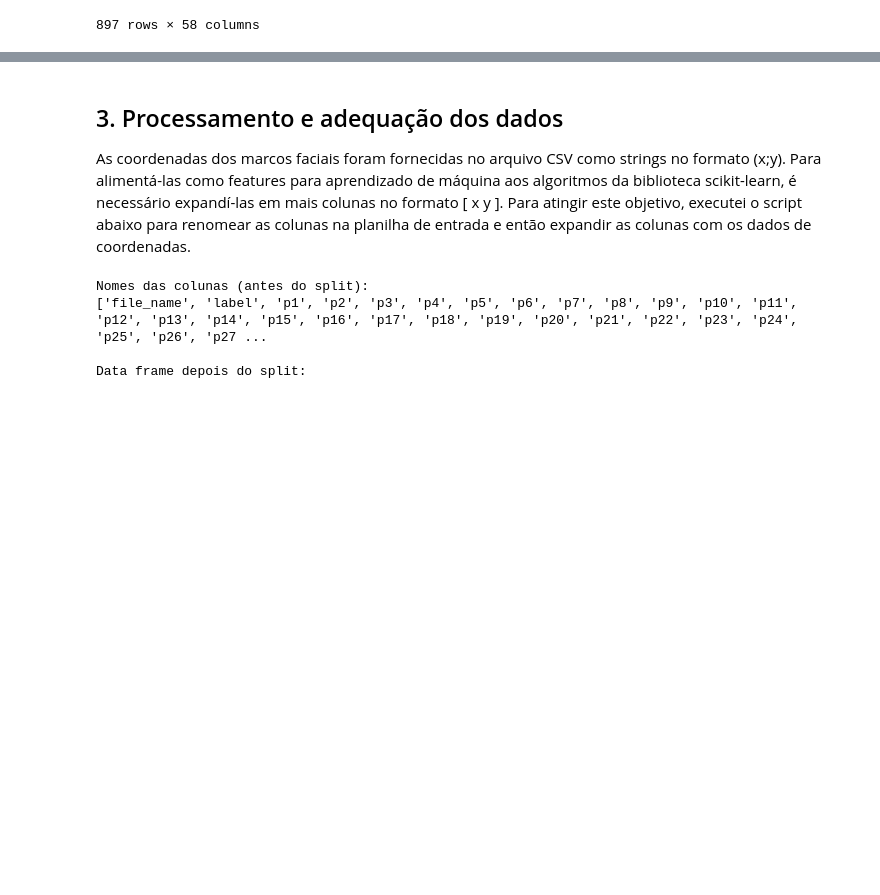
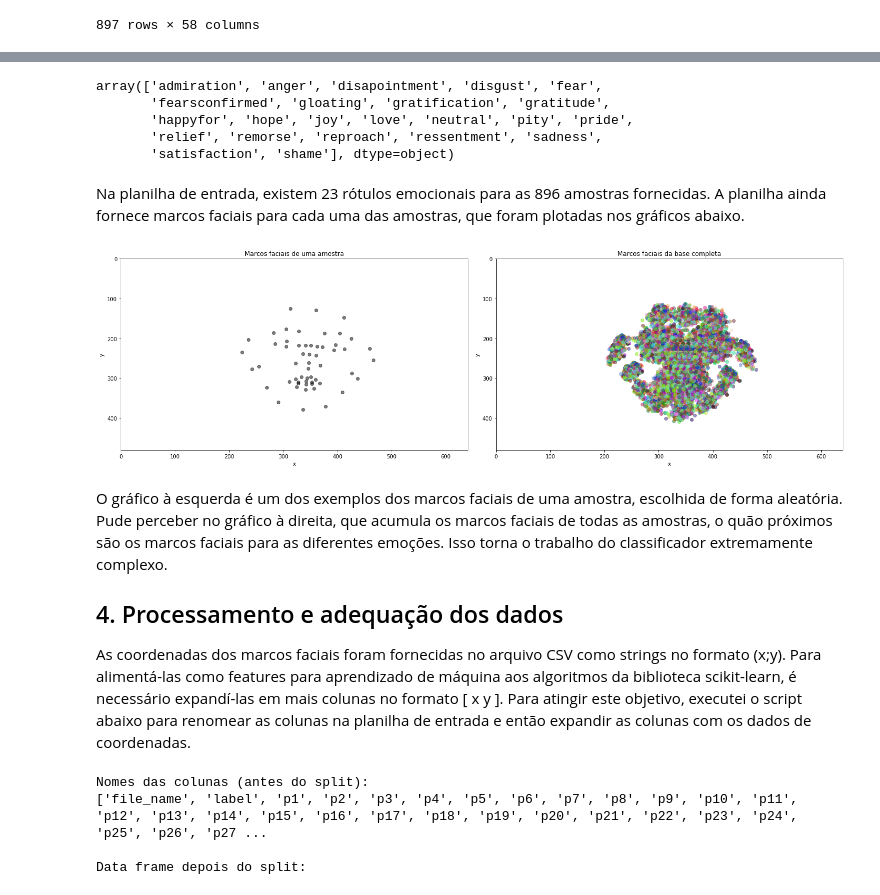
Before and after one commit to fabiograssiotto/IA369, a Jupyter notebook: T3/Atividade 5/Atividade 5.ipynb, the cells around one changed output, grey strips where cells are left out. Cells and saved outputs as stored; diff of their text form; code cells hidden in the pictures; blank space fills up the shorter version.

```diff
--- a/T3/Atividade 5/Atividade 5.ipynb
+++ b/T3/Atividade 5/Atividade 5.ipynb
@@ -41,5 +45,76 @@ df
+# %%
+df[1].unique()
+# %% [output]
+array(['admiration', 'anger', 'disapointment', 'disgust', 'fear',
+       'fearsconfirmed', 'gloating', 'gratification', 'gratitude',
+       'happyfor', 'hope', 'joy', 'love', 'neutral', 'pity', 'pride',
+       'relief', 'remorse', 'reproach', 'ressentment', 'sadness',
+       'satisfaction', 'shame'], dtype=object)
+# %% [markdown]
+Na planilha de entrada, existem 23 rótulos emocionais para as 896 amostras fornecidas.
+A planilha ainda fornece marcos faciais para cada uma das amostras, que foram plotadas nos gráficos abaixo.
+# %%
+# Atividade 5 - Disciplina IA369Y 2S 2017
+# Classificador de emoções para base de fotos rotulada.
+# Este arquivo executa exploração dos dados de entrada usando matplotlib.
+%matplotlib inline
+import pandas as pd
+import numpy as np
+import matplotlib.pyplot as plt
+import matplotlib
+import random
+from random import randint
+
+matplotlib.rcParams['figure.figsize'] = (20.0, 6.0)
+
+# Para reformatar coordenadas.
+def get_coord(x):
+    x = x.strip('()')
+    return x.split(";")
+
+# Definição de subplots
+f, axarr = plt.subplots(1, 2)
+
+row = randint(0, len(df.index))
+x_list = []
+y_list = []
+for col in range(9,65):
+    x, y = get_coord(df.get_value(row,col))
+    x_list.append(x)
+    y_list.append(y)
+axarr[0].scatter(x_list, y_list, c=(0,0,0), alpha=0.5)
+
+for row in range(0, len(df.index)):
+    x_list = []
+    y_list = []
+    for col in range(9,65):
+        x, y = get_coord(df.get_value(row,col))
+        x_list.append(x)
+        y_list.append(y)
+    axarr[1].scatter(x_list, y_list, c=np.random.rand(3,), alpha=0.5)
+
+# Plot
+
+axarr[0].set_title('Marcos faciais de uma amostra')
+axarr[0].set_xlabel('x')
+axarr[0].set_ylabel('y')
+axarr[0].invert_yaxis()
+axarr[0].set_xlim([0, 640])
+axarr[0].set_ylim([480, 0])
+axarr[1].set_title('Marcos faciais da base completa')
+axarr[1].set_xlabel('x')
+axarr[1].set_ylabel('y')
+axarr[1].invert_yaxis()
+axarr[1].set_xlim([0, 640])
+axarr[1].set_ylim([480, 0])
+plt.tight_layout()
+plt.show()
+# %% [output]
+[figure, added]
 # %% [markdown]
-## 3. Processamento e adequação dos dados
+O gráfico à esquerda é um dos exemplos dos marcos faciais de uma amostra, escolhida de forma aleatória. Pude perceber no gráfico à direita, que acumula os marcos faciais de todas as amostras, o quão próximos são os marcos faciais para as diferentes emoções. Isso torna o trabalho do classificador extremamente complexo.
+
+## 4. Processamento e adequação dos dados
 
 As coordenadas dos marcos faciais foram fornecidas no arquivo CSV como strings no formato (x;y). Para alimentá-las como features para aprendizado de máquina aos algoritmos da biblioteca scikit-learn, é necessário expandí-las em mais colunas no formato [ x y ]. Para atingir este objetivo, executei o script abaixo para renomear as colunas na planilha de entrada e então expandir as colunas com os dados de coordenadas.
 # %%
```
Also changed, not shown: parts of 12 cells of this notebook, 2 other files.
